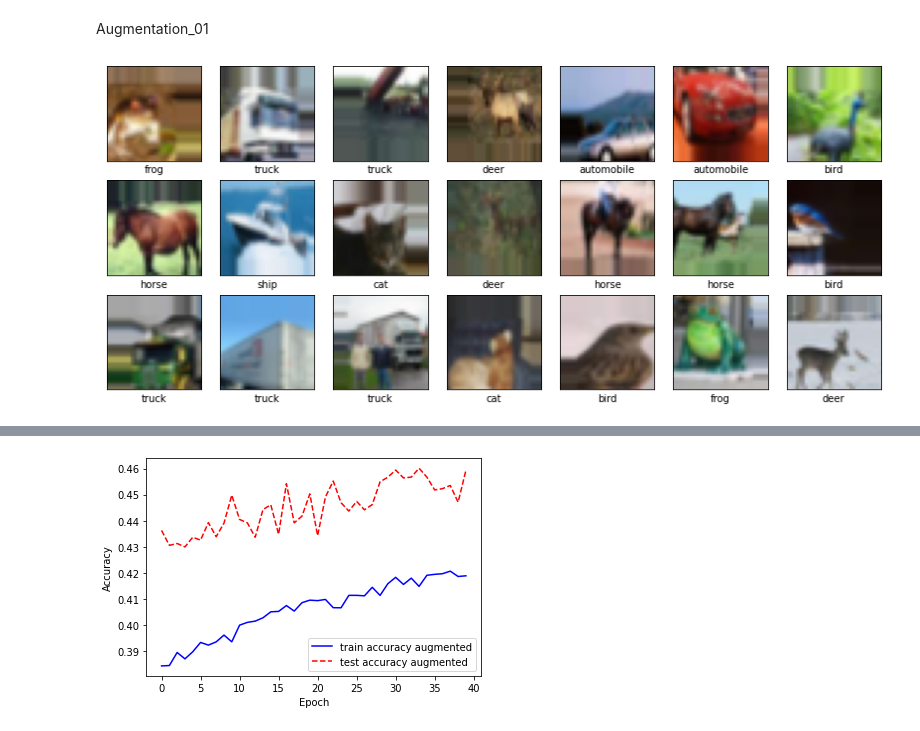
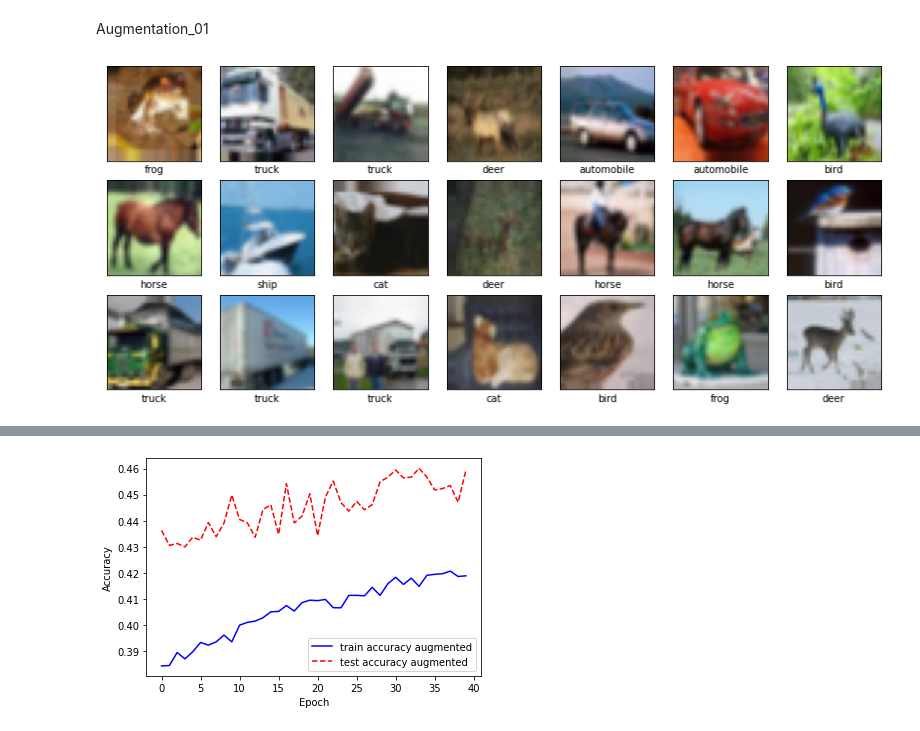
Before and after one commit to CamiloCorredor/CIFAR10, a Jupyter notebook: taller_1.ipynb, the cells around one changed output, grey strips where cells are left out. Drawn from its saved outputs; the diff is of its cells as text; code cells hidden in the pictures.

```diff
--- a/taller_1.ipynb
+++ b/taller_1.ipynb
@@ -44,6 +44,18 @@ def vis_res(history, epocas):
   ax[1].legend()
   ax[1].set_xlabel("Epochs")
   ax[1].set_ylabel("Loss")
+# %%
+def visualize_data(images, categories, class_names):
+    fig = plt.figure(figsize=(14, 6))
+    fig.patch.set_facecolor('white')
+    for i in range(3 * 7):
+        plt.subplot(3, 7, i+1)
+        plt.xticks([])
+        plt.yticks([])
+        plt.imshow(images[i])
+        class_index = categories[i].argmax()
+        plt.xlabel(class_names[class_index])
+    plt.show()
 # %%
 class_names = ['airplane', 'automobile', 'bird', 'cat', 'deer', 'dog', 'frog', 'horse', 'ship', 'truck']
 num_classes = len(class_names)
@@ -123,19 +133,19 @@ Accuracy= 48.04 %
 # %% [markdown]
 Augmentation_01
 # %%
-width_shift = 8/32
-height_shift = 8/32
+width_shift = 3/32
+height_shift = 3/32
 flip = True
 
 datagen = ImageDataGenerator(
     horizontal_flip=flip,
     width_shift_range=width_shift,
     height_shift_range=height_shift,
     )
 datagen.fit(x_train)
 
-it = datagen.flow(x_train, y_train, shuffle=True)
+it = datagen.flow(x_train, y_train, shuffle=False)
 batch_images, batch_labels = next(it)
 visualize_data(batch_images, batch_labels, class_names)
 # %% [output]
-[figure, old version]
+[figure, new version]
```
Also changed, not shown: parts of 14 cells of this notebook.
